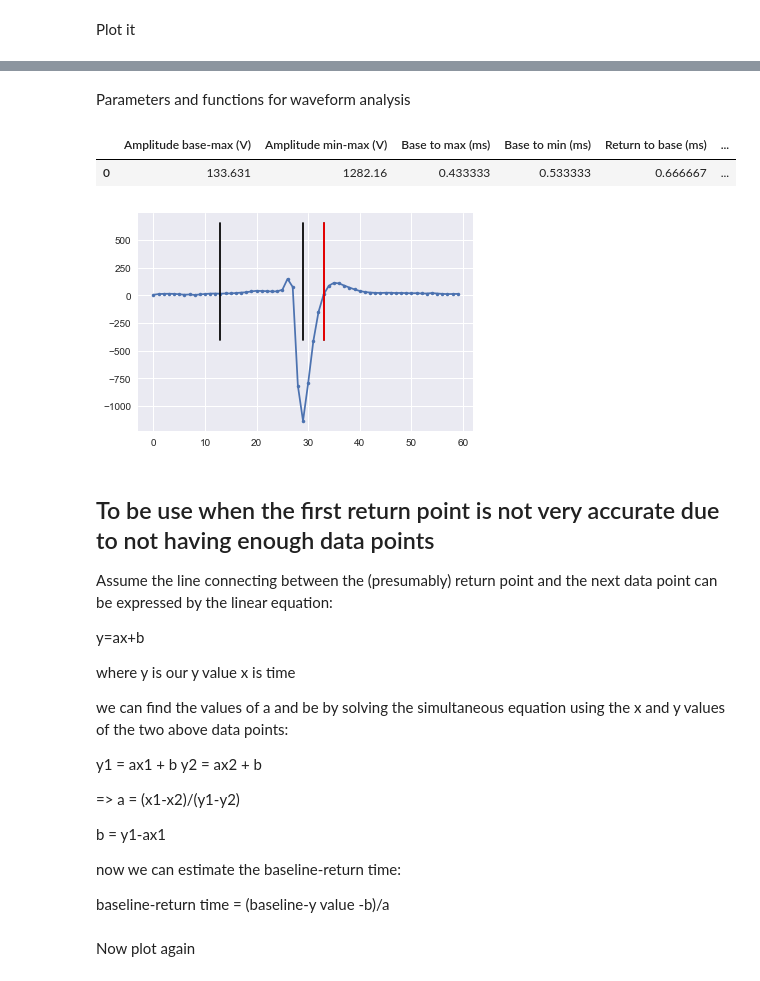
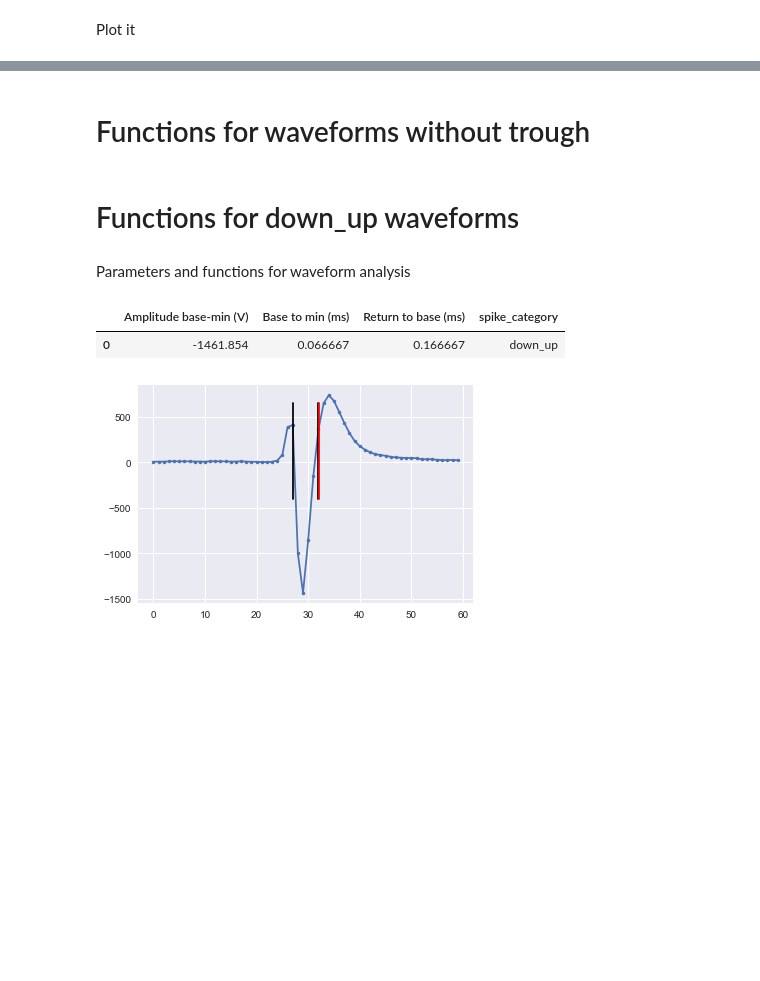
Before and after one commit to Ruairi-osul/ephys, a Jupyter notebook: mua_preprocess/notebooks/Tran waveform.ipynb, the cells around one changed output, grey strips where cells are left out. Saved outputs shown, nothing was run; the diff lists cells and outputs as text; code cells hidden in the pictures; blank space fills up the shorter version.

Commit message:
updated Tran waveform

```diff
--- a/mua_preprocess/notebooks/Tran waveform.ipynb
+++ b/mua_preprocess/notebooks/Tran waveform.ipynb
@@ -225,0 +186,31 @@ find_return_point(min_peak_time, from_min_to_end, correct_chan)
+# %% [markdown]
+# Functions for waveforms without trough
+# %%
+
+def find_return_point_when_no_min(max_peak_time, counter_when_no_min, correct_chan):
+    return_point_when_no_min = []
+    base_value = correct_chan.loc[find_baseline(max_peak_time, from_start_to_max, correct_chan)[-1]][0]
+
+    '''
+    Same as the previous method except using the data points from max (instead of min) till the end:
+    '''
+
+    for no_min_return_point in counter_when_no_min:
+        if correct_chan.loc[no_min_return_point+1][0] < baseline_value:
+            return no_min_return_point
+        else:
+            pass
+
+def plot_waveform_when_no_min(fig_to_save, baseline, correct_chan, baseline_value, no_min_return_point):
+    plt.plot(correct_chan['y_values'], linestyle=None, marker='.')
+    plt.plot(np.ones(5)*baseline, np.linspace(-400, 650, 5), 'k')
+    plt.plot(np.ones(5)*no_min_return_point, np.linspace(-400, 650, 5), 'k')
+
+    a = (correct_chan.loc[no_min_return_point][0]-correct_chan.loc[no_min_return_point+1][0])/(no_min_return_point-(no_min_return_point+1))
+    b = correct_chan.loc[no_min_return_point][0]-a*(no_min_return_point)
+
+    estimated_return_time = (baseline_value-b)/a
+    plt.plot(np.ones(5)*estimated_return_time, np.linspace(-400, 650, 5), 'r')
+    plt.savefig(sep.join(fig_to_save))
+# %% [markdown]
+# Functions for down_up waveforms
@@ -242,41 +271,43 @@ baseline_value = correct_chan.loc[baseline][0]
 
               2) if there's a max value (max > 50) but no min value (min>-50).
 
               3) normal up-down-up plot
 '''
 
-if (max_value-baseline_value<50) or (max_value-baseline_value>50 and max_peak_time>min_peak_time and min_value<-50):
-    return_point = find_return_point(min_peak_time, from_min_to_end, correct_chan)[0]
-    data_table = pd.DataFrame({'Base to min (ms)':(min_peak_time-baseline)/30,
-                               'Return to base (ms)': (return_point-baseline)/30,
-                               'Amplitude base-min (V)': min_value - baseline_value,
+if (max_value-baseline_value<50) or (max_value-baseline_value>50 and max_peak_time>min_peak_time and min_value<-0):
+    special_baseline = find_baseline_for_down_up(min_peak_time, from_start_to_min, correct_chan)[-1]
+    special_baseline_value = correct_chan.loc[special_baseline][0]
+    special_return_time_point = find_return_point_for_down_up(min_peak_time, from_min_to_end, correct_chan)
+    data_table = pd.DataFrame({'Base to min (ms)':(min_peak_time-special_baseline)/30,
+                               'Return to base (ms)': (special_return_time_point-special_baseline)/30,
+                               'Amplitude base-min (V)': min_value - special_baseline,
                               'spike_category': 'down_up'},
                               index=[0])
 
-    plot_waveform(fig_to_save, correct_chan, baseline, min_peak_time, return_point)
+    plot_waveform_for_down_up(fig_to_save, special_baseline, correct_chan, special_baseline_value, special_return_time_point)
 
-elif (max_value-baseline_value)>50 and (min_value>-50):
-    no_min_return_point = find_return_point_when_no_min(max_peak_time, counter_when_no_min, correct_chan)[0]
+elif (max_value-baseline_value)>50 and (min_value>-100):
+    no_min_return_point = find_return_point_when_no_min(max_peak_time, counter_when_no_min, correct_chan)
     data_table = pd.DataFrame({'Base to max (ms)':(max_peak_time-baseline)/30,
                                'Return to base (ms)': (no_min_return_point-baseline)/30,
                                'Amplitude base-max (V)':max_value - baseline_value,
                               'spike_category': 'just_up'}, index=[0])
 
     plot_waveform_when_no_min(fig_to_save, baseline, correct_chan, baseline_value, no_min_return_point)
 
 else:
     return_point = find_return_point(min_peak_time, from_min_to_end, correct_chan)
     data_table = pd.DataFrame({'Base to max (ms)':(max_peak_time-baseline)/30,
                                'Base to min (ms)':(min_peak_time-baseline)/30,
                                'Return to base (ms)':(return_point-baseline)/30,
                                'Amplitude base-max (V)':max_value - baseline_value,
                                'Amplitude min-max (V)':max_value - min_value,
                               'spike_category': 'up_down_up'}, index=[0])
 
     plot_waveform(fig_to_save, correct_chan, baseline, min_peak_time, baseline_value, return_point)
 
 data_table
 # %% [output]
-|  | Amplitude base-max (V) | Amplitude min-max (V) | Base to max (ms) | Base to min (ms) | Return to base (ms) | ... |
-| 0 | 133.631 | 1282.16 | 0.433333 | 0.533333 | 0.666667 | ... |
+|  | Amplitude base-min (V) | Base to min (ms) | Return to base (ms) | spike_category |
+| 0 | -1461.854 | 0.066667 | 0.166667 | down_up |
-[figure, old version]
+[figure, new version]
@@ -289,22 +313,0 @@ print(correct_chan['y_values'].loc[33])
-# %% [markdown]
-## To be use when the first return point is not very accurate due to not having enough data points
-
-Assume the line connecting between the (presumably) return point and the next data point can be expressed by the linear equation:
-
-y=ax+b
-
-where y is our y value
-      x is time
-
-we can find the values of a and be by solving the simultaneous equation using the x and y values of the two above data points:
-
-y1 = ax1 + b
-y2 = ax2 + b
-
-=> a = (x1-x2)/(y1-y2)
-
-   b = y1-ax1
-
-now we can estimate the baseline-return time:
-
-baseline-return time = (baseline-y value -b)/a
@@ -316,2 +313,0 @@ baseline-return time = (baseline-y value -b)/a
-# %% [markdown]
-Now plot again
```
Also changed, not shown: parts of 13 cells of this notebook, 1 other file.
